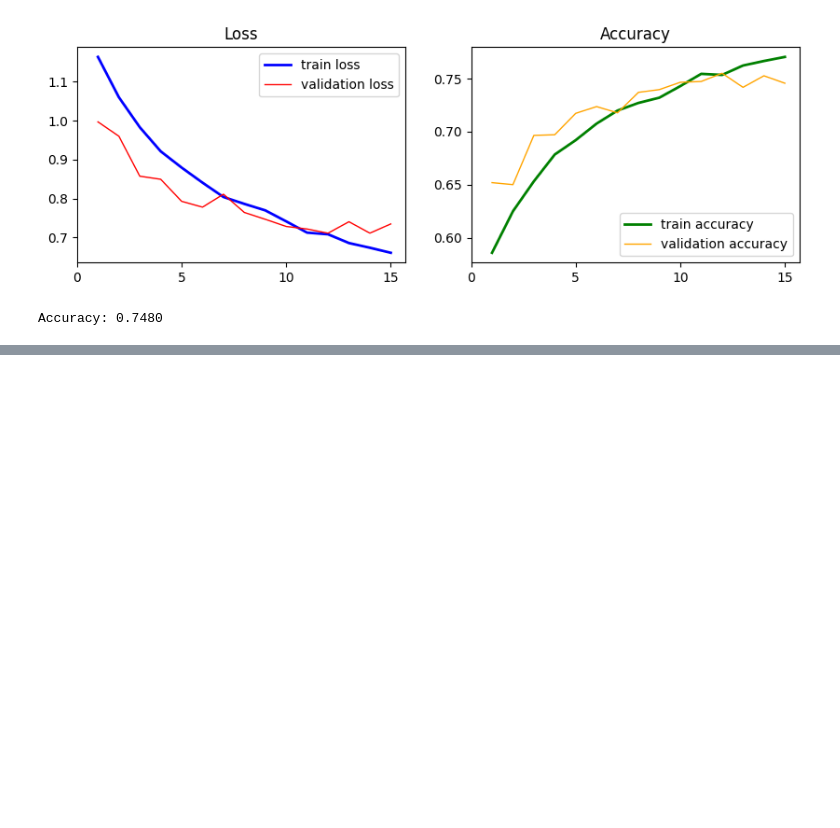
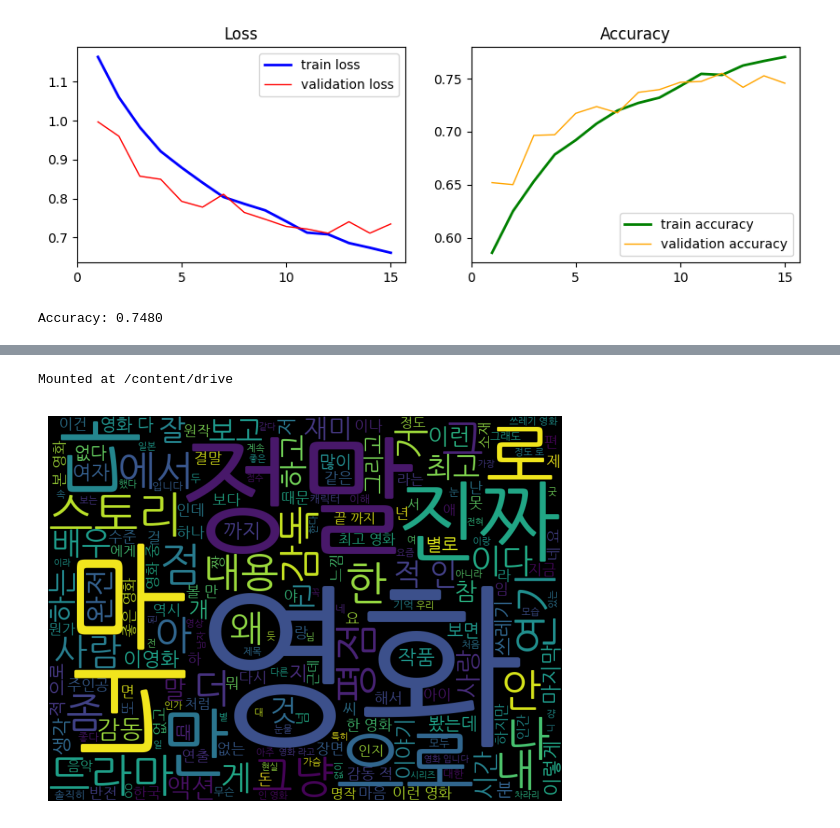
Before and after one commit to won-hj/deep-learning, a Jupyter notebook: 신경망을_활용한_딥러닝_실습.ipynb, the cells around one changed output, grey strips where cells are left out. Saved outputs shown, nothing was run; the diff lists cells and outputs as text; code cells hidden in the pictures; blank space fills up the shorter version.

Commit message:
Colab을 통해 생성됨

```diff
--- a/신경망을_활용한_딥러닝_실습.ipynb
+++ b/신경망을_활용한_딥러닝_실습.ipynb
@@ -1989,0 +2274,16 @@ plt.show()
+# %%
+#텍스트 정제
+train_df['document'] = train_df['document'].str.replace("[^A-Za-z가-힣]", " ", regex=True)
+
+#한글 형태소 분석
+okt = Okt() #한글형태소분석기
+
+stop_words=['가', '을', '은', '과', '의', '도', '이', '를', '는', '와', '에', '들'] #불용어지정
+
+def tokenize(text): #토큰화함수정의
+  tokens = okt.morphs(text)
+  return [token for token in tokens if token not in stop_words]
+
+train_df['document'] = train_df['document'].apply(lambda x: ' '.join(tokenize(x)))
+
+train_df.head(10)
@@ -1989,0 +2318,20 @@ plt.show()
+# %%
+#한글폰트를사용하기위해구글드라이브마운트
+from google.colab import drive
+drive.mount('/content/drive')
+# %% [output]
+Mounted at /content/drive
+# %%
+from wordcloud import WordCloud
+
+font_path = '/content/drive/MyDrive/Colab Notebooks/NanumGothic.ttf'  #/NanumFont/NanumGothic/ttf
+cloud = WordCloud(font_path = font_path, width=800, height=600)\
+    .generate(" ".join(train_df['document']))
+
+plt.figure(figsize=(10, 5))
+plt.imshow(cloud)
+plt.axis('off')
+
+plt.show()
+# %% [output]
+[figure, added]
```
Also changed, not shown: parts of 36 cells of this notebook.
